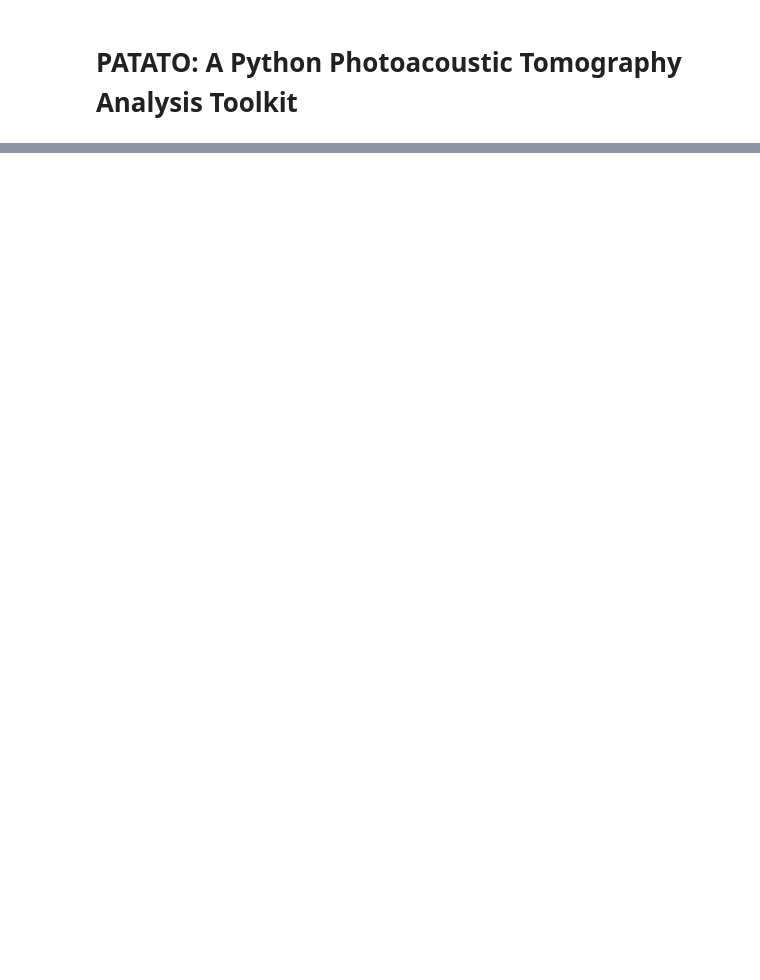
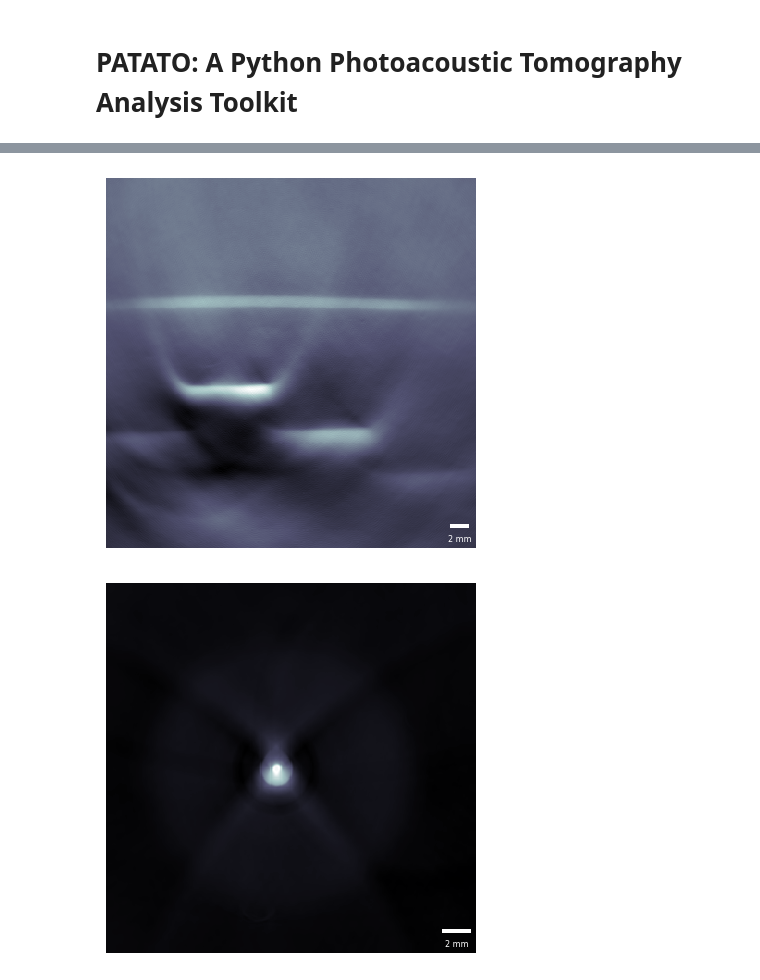
Before and after one commit to BohndiekLab/patato, a Jupyter notebook: docs/paper_figures/paper+figures.ipynb, the cells around one changed output, grey strips where cells are left out. Drawn from its saved outputs; the diff is of its cells as text; code cells hidden in the pictures; blank space fills up the shorter version.

Commit message:
Add phantom example data

```diff
--- a/docs/paper_figures/paper+figures.ipynb
+++ b/docs/paper_figures/paper+figures.ipynb
@@ -192,0 +208,18 @@ print(figure)
+# %%
+# Phantom figure:
+
+p_clinical = get_msot_phantom_example("clinical")
+p_preclinical = get_msot_phantom_example("preclinical")
+
+p_clinical.set_default_recon()
+p_preclinical.set_default_recon()
+
+r = p_clinical.get_scan_reconstructions()
+r.imshow()
+plt.show()
+r = p_preclinical.get_scan_reconstructions()[-2:-1]
+r.imshow()
+plt.show()
+# %% [output]
+[figure, added]
+[figure, added]
```
Also changed, not shown: parts of 3 cells of this notebook, 5 other files.
